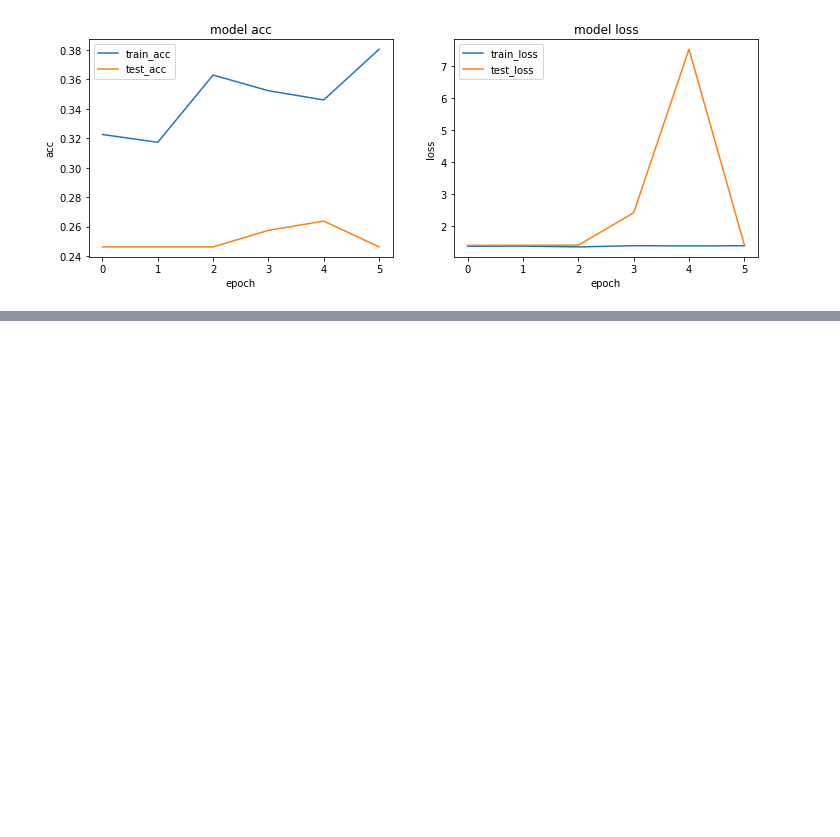
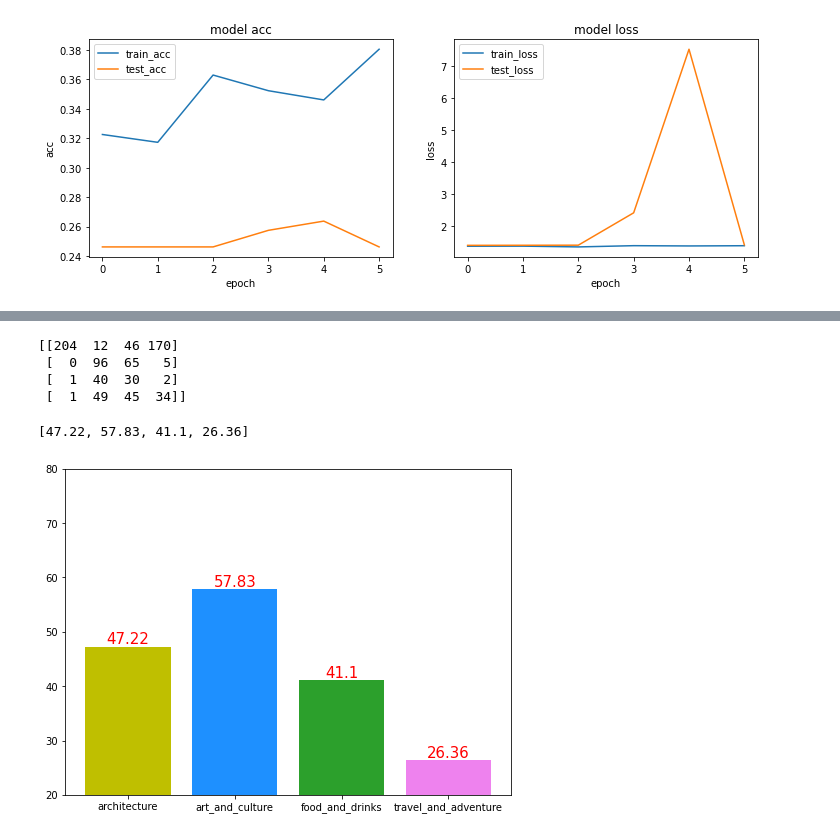
Before and after one commit to kwak-dong-su/data-crawling, a Jupyter notebook: DeepLearning/opencv-travel_1000pictures.ipynb, the cells around one changed output, grey strips where cells are left out. Cells and saved outputs as stored; diff of their text form; code cells hidden in the pictures; blank space fills up the shorter version.

Commit message:
data start

```diff
--- a/DeepLearning/opencv-travel_1000pictures.ipynb
+++ b/DeepLearning/opencv-travel_1000pictures.ipynb
@@ -394,0 +386,44 @@ plt.legend(['train_loss', 'test_loss'])
+# %%
+y_pred_test3=np.argmax(y_pred3, axis=-1)
+# %%
+print(confusion_matrix(y_pred_test3, y_test))
+# %% [output]
+[[204  12  46 170]
+ [  0  96  65   5]
+ [  1  40  30   2]
+ [  1  49  45  34]]
+# %%
+df3=pd.DataFrame(confusion_matrix(y_pred_test3, y_test))
+# %%
+# 각 travel image의 적중률 리스트
+score_list3=[]
+for i in range(4):
+    score_list3.append(round((df3.iloc[i,i]/df3.sum(axis=1)[i])*100, 2))
+# %%
+score_list3
+# %% [output]
+[47.22, 57.83, 41.1, 26.36]
+# %%
+target_names = ['architecture', 'art_and_culture', 'food_and_drinks', 'travel_and_adventure']
+# %%
+# 각 이미지의 적중률
+plt.figure(figsize=(8,6))
+x = target_names
+fashon_type = target_names
+values = score_list3
+colors = ['y', 'dodgerblue', 'C2', 'violet', 'brown', 'indigo', 'aquamarine', 'orange', 'khaki', 'slategray']
+
+plt.bar(x, values, color=colors)
+plt.xticks(x, fashon_type)
+plt.ylim([20, 80])
+
+for i, v in enumerate(x):
+    plt.text(v, values[i], values[i],                 # 좌표 (x축 = v, y축 = y[0]..y[1], 표시 = y[0]..y[1])
+             fontsize = 15,
+             color='red',
+             horizontalalignment='center',  # horizontalalignment (left, center, right)
+             verticalalignment='bottom')    # verticalalignment (top, center, bottom)
+
+plt.show()
+# %% [output]
+[figure, added]
```
Also changed, not shown: parts of 8 cells of this notebook, 1 other file.
